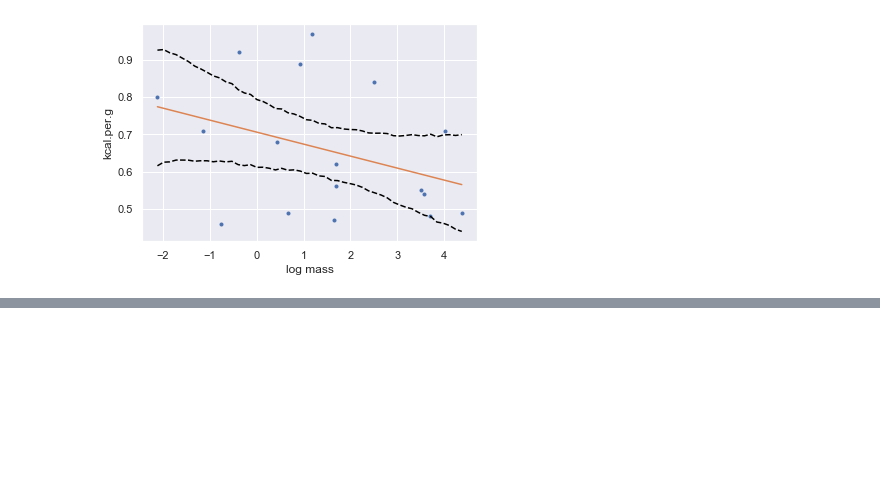
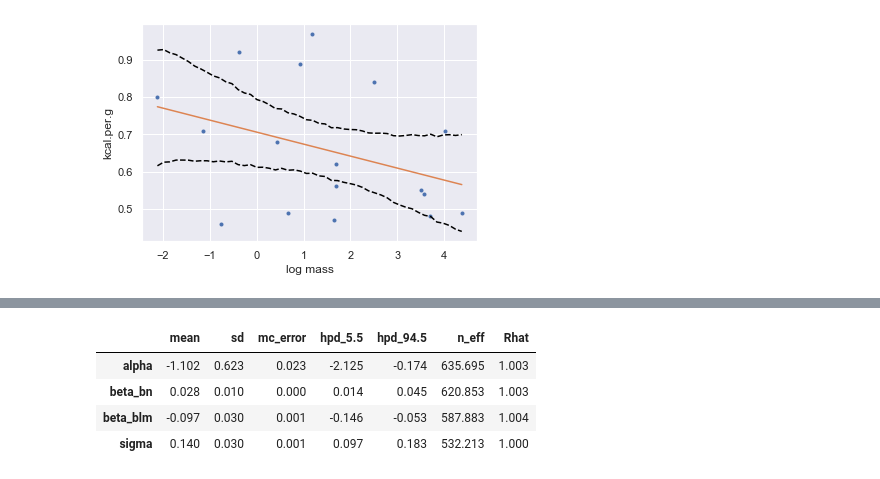
Before and after one commit to jkelley7/stat_rethinking, a Jupyter notebook: Chapter_5.ipynb, the cells around one changed output, grey strips where cells are left out. Drawn from its saved outputs; the diff is of its cells as text; code cells hidden in the pictures; blank space fills up the shorter version.

```diff
--- a/Chapter_5.ipynb
+++ b/Chapter_5.ipynb
@@ -493,0 +513,9 @@ plt.show()
+# %%
+varnames_57 = ['alpha','beta_bn','beta_blm','sigma']
+pm.summary(trace57, var_names=varnames_57,alpha = .11).round(3)
+# %% [output]
+|  | mean | sd | mc_error | hpd_5.5 | hpd_94.5 | n_eff | Rhat |
+| alpha | -1.102 | 0.623 | 0.023 | -2.125 | -0.174 | 635.695 | 1.003 |
+| beta_bn | 0.028 | 0.010 | 0.000 | 0.014 | 0.045 | 620.853 | 1.003 |
+| beta_blm | -0.097 | 0.030 | 0.001 | -0.146 | -0.053 | 587.883 | 1.004 |
+| sigma | 0.140 | 0.030 | 0.001 | 0.097 | 0.183 | 532.213 | 1.000 |
```
Also changed, not shown: parts of 10 cells of this notebook.
